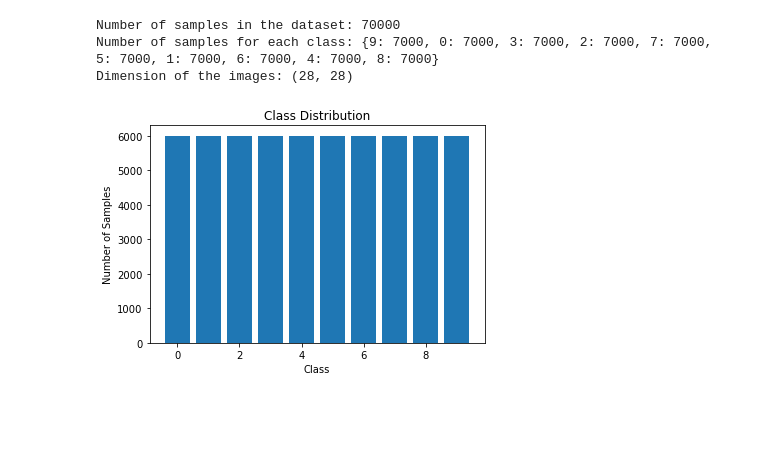
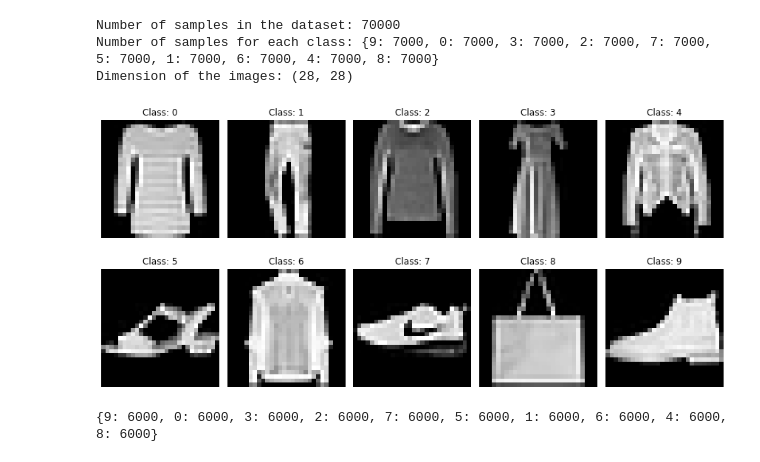
Before and after one commit to bhavyarupani/ML, a Jupyter notebook: ml.ipynb, the cells around one changed output. Saved outputs shown, nothing was run; the diff lists cells and outputs as text; code cells hidden in the pictures; blank space fills up the shorter version.

```diff
--- a/ml.ipynb
+++ b/ml.ipynb
@@ -59,3 +34,13 @@ print(test_lables.shape)
 (60000,)
 (10000, 28, 28)
 (10000,)
+# %%
+train_images_scaled = scale_images(train_images, test_images)[0]
+
+# Plot the first 10 images from the train_images_scaled dataset
+fig, axes = plt.subplots(2, 5, figsize=(12, 6))
+for i, ax in enumerate(axes.flat):
+    ax.imshow(train_images_scaled[i], cmap='gray')
+    ax.axis('off')
+    ax.set_title(f'Label: {train_labels[i]}')
+plt.show()
@@ -85,21 +71,51 @@ print("Dimension of the images:", image_shape)
 Number of samples in the dataset: 70000
 Number of samples for each class: {9: 7000, 0: 7000, 3: 7000, 2: 7000, 7: 7000, 5: 7000, 1: 7000, 6: 7000, 4: 7000, 8: 7000}
 Dimension of the images: (28, 28)
+# %%
+# Define the number of rows and columns for the subplots
+num_rows = 2
+num_cols = 5
+num_classes = 10
+
+fig, axes = plt.subplots(num_rows, num_cols, figsize=(12, 6))
+
+# Iterate over each class
+for class_label in range(num_classes):
+    # Get the indices of the images belonging to the current class
+    indices = np.where(test_labels == class_label)[0]
+
+    # Randomly select an image from the current class
+    random_index = np.random.choice(indices)
+
+    # Get the image and its corresponding label
+    image = test_images[random_index]
+    label = test_labels[random_index]
+
+    # Get the subplot corresponding to the current class
+    row = class_label // num_cols
+    col = class_label % num_cols
+    ax = axes[row, col]
+
+    # Display the image
+    ax.imshow(image, cmap='gray')
+    ax.axis('off')
+    ax.set_title(f'Class: {label}')
+
+# Adjust the spacing between subplots
+plt.tight_layout()
+plt.show()
+# %% [output]
+[figure, added]
 # %%
 # Count the number of samples for each class for training
 class_counts = {}
-for label in train_lables:
+for label in train_labels:
     if label in class_counts:
         class_counts[label] += 1
     else:
         class_counts[label] = 1
 
-# Plot the bar graph
-plt.bar(class_counts.keys(), class_counts.values())
-plt.xlabel('Class')
-plt.ylabel('Number of Samples')
-plt.title('Class Distribution')
-plt.show()
+print(class_counts)
 # %% [output]
-[figure, removed]
+{9: 6000, 0: 6000, 3: 6000, 2: 6000, 7: 6000, 5: 6000, 1: 6000, 6: 6000, 4: 6000, 8: 6000}
 # %%
```
Also changed, not shown: parts of 18 cells of this notebook.
